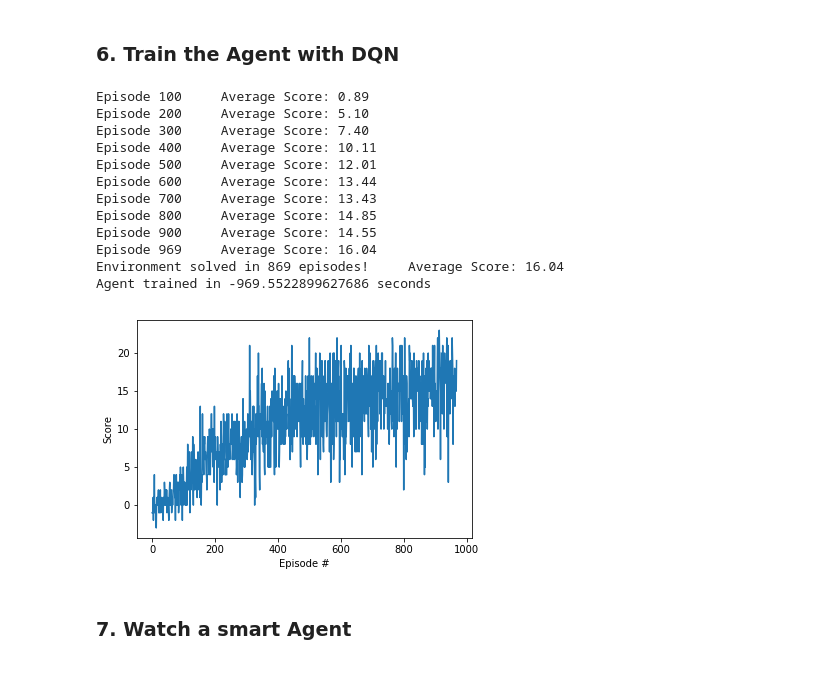
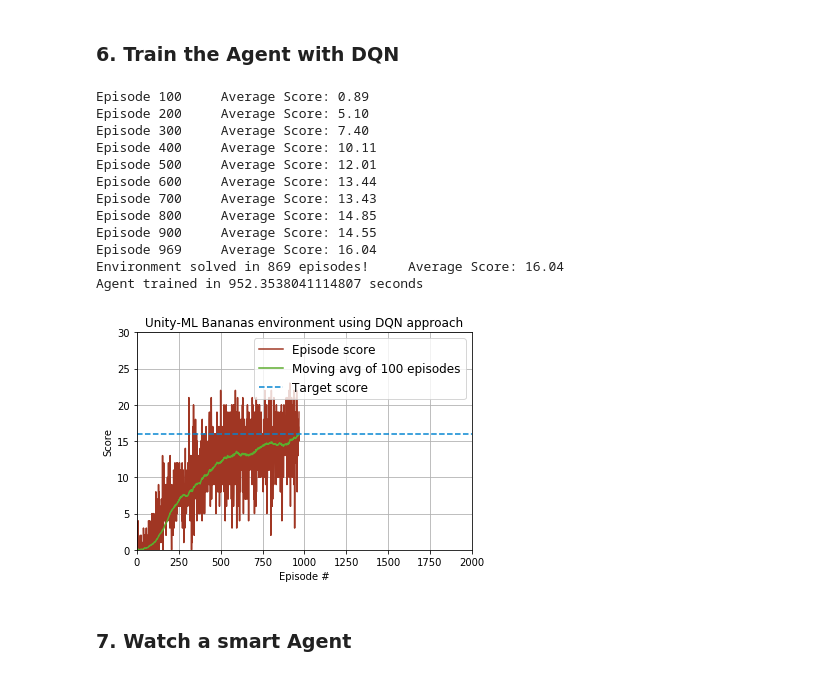
Before and after one commit to narendradp/deep-reinforcement-learning, a Jupyter notebook: p1_navigation/Navigation_dqn.ipynb, the cells around one changed output. Saved outputs shown, nothing was run; the diff lists cells and outputs as text; code cells hidden in the pictures.

```diff
--- a/p1_navigation/Navigation_dqn.ipynb
+++ b/p1_navigation/Navigation_dqn.ipynb
@@ -171,7 +171,7 @@ Num. of steps in episode: 300
 # %% [markdown]
 ### 6. Train the Agent with DQN
 # %%
-def dqn(n_episodes=2000, max_t=1000, eps_start=1.0, eps_end=0.01, eps_decay=0.995):
+def dqn(n_episodes=2000, max_t=1000, eps_start=1.0, eps_end=0.01, eps_decay=0.995, target_score=20.0):
     """Deep Q-Learning.
 
     Params
@@ -183,6 +183,7 @@ def dqn(n_episodes=2000, max_t=1000, eps_start=1.0, eps_end=0.01, eps_decay=0.99
         eps_decay (float): multiplicative factor (per episode) for decreasing epsilon
     """
     scores = []                        # list containing scores from each episode
+    scores_mva = []                    # Moving average of scores over past 100 episodes
     scores_window = deque(maxlen=100)  # last 100 scores
     eps = eps_start                    # initialize epsilon
     for i_episode in range(1, n_episodes+1):
@@ -201,43 +202,53 @@ def dqn(n_episodes=2000, max_t=1000, eps_start=1.0, eps_end=0.01, eps_decay=0.99
             if done:
                 break
         scores_window.append(score)       # save most recent score
         scores.append(score)              # save most recent score
+        scores_mva.append(np.mean(scores_window))     # save moving average of score for plotting
         eps = max(eps_end, eps_decay*eps) # decrease epsilon
         print('\rEpisode {}\tAverage Score: {:.2f}'.format(i_episode, np.mean(scores_window)), end="")
         if i_episode % 100 == 0:
             print('\rEpisode {}\tAverage Score: {:.2f}'.format(i_episode, np.mean(scores_window)))
-        if np.mean(scores_window)>=16.0:
+        if np.mean(scores_window)>=target_score:
             print('\nEnvironment solved in {:d} episodes!\tAverage Score: {:.2f}'.format(i_episode-100, np.mean(scores_window)))
-            torch.save(agent.qnetwork_local.state_dict(), 'model.pt')
+            torch.save(agent.qnetwork_local.state_dict(), 'model_dqn.pt')
             break
-    return scores
+    return scores, scores_mva
 
+n_episodes = 2000
+target_score = 16.0
 start = time.time()
-scores = dqn()
+scores, scores_mva = dqn(n_episodes=n_episodes, target_score=target_score)
 end = time.time()
-print('Agent trained in {} seconds'.format(start-end))
+print('Agent trained in {} seconds'.format(end-start))
 
 # plot the scores
 fig = plt.figure()
 ax = fig.add_subplot(111)
-plt.plot(np.arange(len(scores)), scores)
-plt.ylabel('Score')
-plt.xlabel('Episode #')
+ax.plot(np.arange(len(scores)), scores, label='Episode score', color='xkcd:brick')
+ax.plot(np.arange(len(scores)), scores_mva, label='Moving avg of 100 episodes', color='xkcd:grass')
+ax.axhline(y=target_score, color='xkcd:cerulean', linestyle='--', label='Target score')
+ax.set(xlabel='Episode #', ylabel='Score')
+ax.set_ylim(0.0, 30.0)
+ax.set_xlim(0.0, n_episodes)
+ax.set_title('Unity-ML Bananas environment using DQN approach')
+ax.grid(True, linestyle='-')
+ax.legend(loc='upper right', fontsize='large')
+fig.savefig('DQN_score.png', dpi=fig.dpi)
 plt.show()
 # %% [output]
 Episode 100     Average Score: 0.89
 Episode 200     Average Score: 5.10
 Episode 300     Average Score: 7.40
 Episode 400     Average Score: 10.11
 Episode 500     Average Score: 12.01
 Episode 600     Average Score: 13.44
 Episode 700     Average Score: 13.43
 Episode 800     Average Score: 14.85
 Episode 900     Average Score: 14.55
 Episode 969     Average Score: 16.04
 Environment solved in 869 episodes!     Average Score: 16.04
-Agent trained in -969.5522899627686 seconds
+Agent trained in 952.3538041114807 seconds
-[figure, old version]
+[figure, new version]
 # %% [markdown]
 ### 7. Watch a smart Agent
 # %%
```
Also changed, not shown: parts of 1 cell of this notebook, 8 other files.
